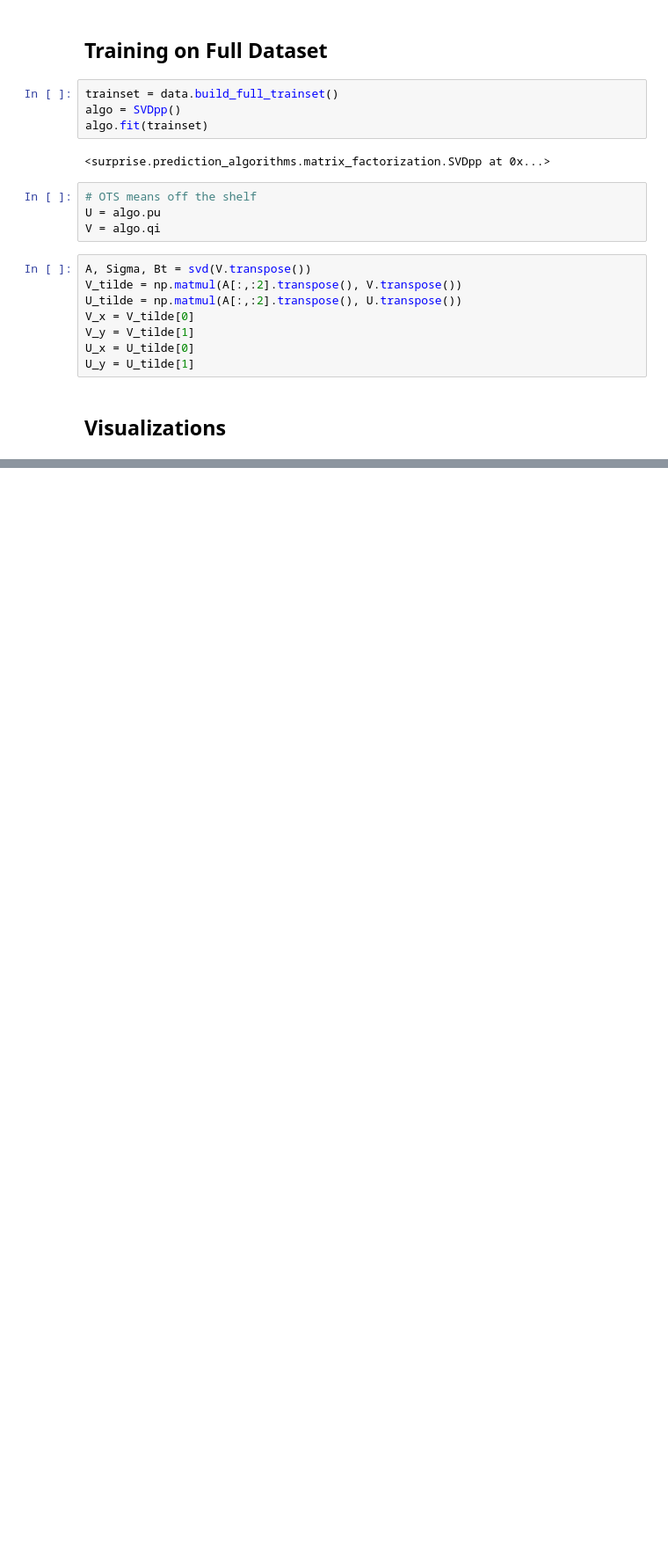
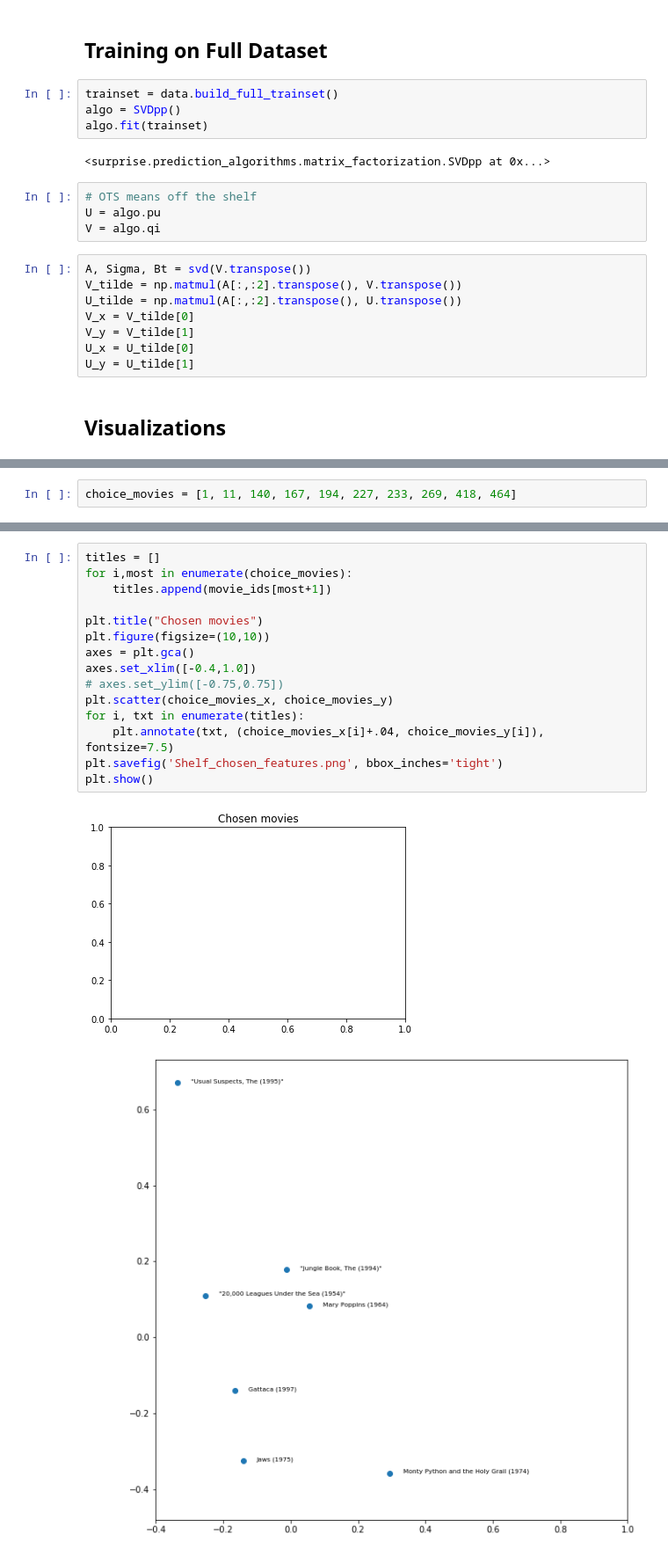
Before and after one commit to danezhou/CS155_Project2, a Jupyter notebook: Off-the-shelf SVD.ipynb, the cells around one changed output, grey strips where cells are left out. Shown at 88% size. Saved outputs shown, nothing was run; the diff lists cells and outputs as text; blank space fills up the shorter version.

```diff
--- a/Off-the-shelf SVD.ipynb
+++ b/Off-the-shelf SVD.ipynb
@@ -67,0 +95,2 @@ plt.scatter(U_x, U_y)
+# %%
+choice_movies = [1, 11, 140, 167, 194, 227, 233, 269, 418, 464]
@@ -67,0 +140,18 @@ plt.scatter(U_x, U_y)
+# %%
+titles = []
+for i,most in enumerate(choice_movies):
+    titles.append(movie_ids[most+1])
+
+plt.title("Chosen movies")
+plt.figure(figsize=(10,10))
+axes = plt.gca()
+axes.set_xlim([-0.4,1.0])
+# axes.set_ylim([-0.75,0.75])
+plt.scatter(choice_movies_x, choice_movies_y)
+for i, txt in enumerate(titles):
+    plt.annotate(txt, (choice_movies_x[i]+.04, choice_movies_y[i]), fontsize=7.5)
+plt.savefig('Shelf_chosen_features.png', bbox_inches='tight')
+plt.show()
+# %% [output]
+[figure, added]
+[figure, added]
```
Also changed, not shown: parts of 12 cells of this notebook, 29 other files.
